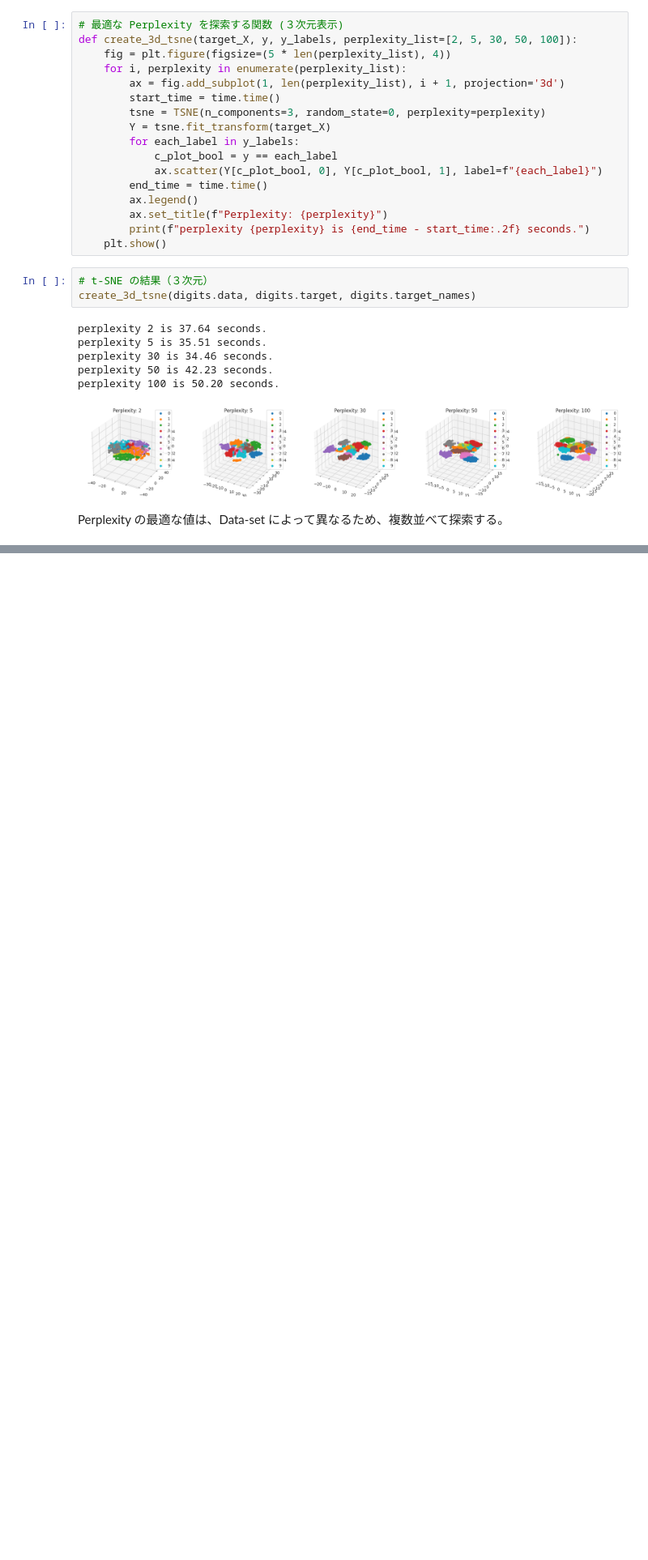
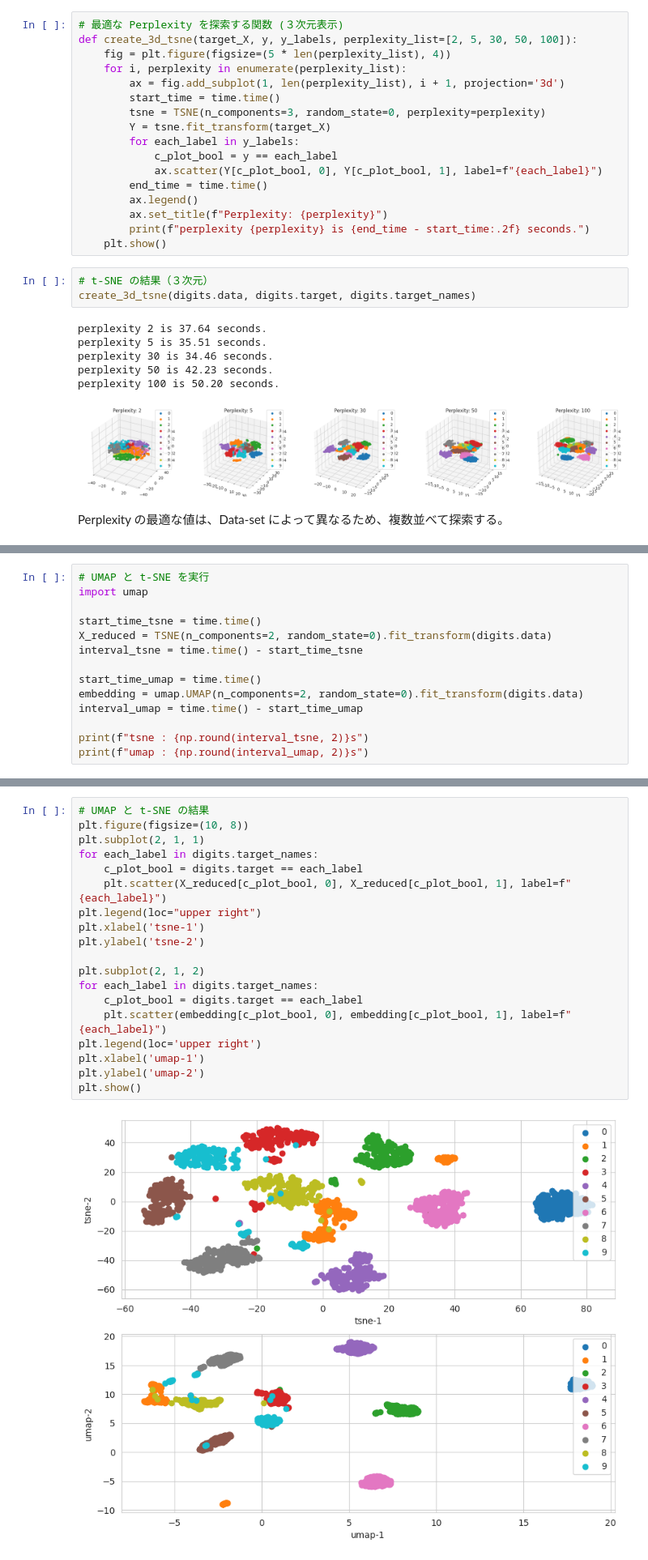
Before and after one commit to 1024xx4/ai_model_building_100, a Jupyter notebook: section03/section03.ipynb, the cells around one changed output, grey strips where cells are left out. Shown at 81% size. Cells and saved outputs as stored; diff of their text form; blank space fills up the shorter version.

Commit message:
Analysis: UMAP で次元削除を実施してみる#5

```diff
--- a/section03/section03.ipynb
+++ b/section03/section03.ipynb
@@ -496,0 +508,14 @@ Perplexity の最適な値は、Data-set によって異なるため、複数並
+# %%
+# UMAP と t-SNE を実行
+import umap
+
+start_time_tsne = time.time()
+X_reduced = TSNE(n_components=2, random_state=0).fit_transform(digits.data)
+interval_tsne = time.time() - start_time_tsne
+
+start_time_umap = time.time()
+embedding = umap.UMAP(n_components=2, random_state=0).fit_transform(digits.data)
+interval_umap = time.time() - start_time_umap
+
+print(f"tsne : {np.round(interval_tsne, 2)}s")
+print(f"umap : {np.round(interval_umap, 2)}s")
@@ -496,0 +525,21 @@ Perplexity の最適な値は、Data-set によって異なるため、複数並
+# %%
+# UMAP と t-SNE の結果
+plt.figure(figsize=(10, 8))
+plt.subplot(2, 1, 1)
+for each_label in digits.target_names:
+    c_plot_bool = digits.target == each_label
+    plt.scatter(X_reduced[c_plot_bool, 0], X_reduced[c_plot_bool, 1], label=f"{each_label}")
+plt.legend(loc="upper right")
+plt.xlabel('tsne-1')
+plt.ylabel('tsne-2')
+
+plt.subplot(2, 1, 2)
+for each_label in digits.target_names:
+    c_plot_bool = digits.target == each_label
+    plt.scatter(embedding[c_plot_bool, 0], embedding[c_plot_bool, 1], label=f"{each_label}")
+plt.legend(loc='upper right')
+plt.xlabel('umap-1')
+plt.ylabel('umap-2')
+plt.show()
+# %% [output]
+[figure, added]
```
Also changed, not shown: parts of 3 cells of this notebook.
